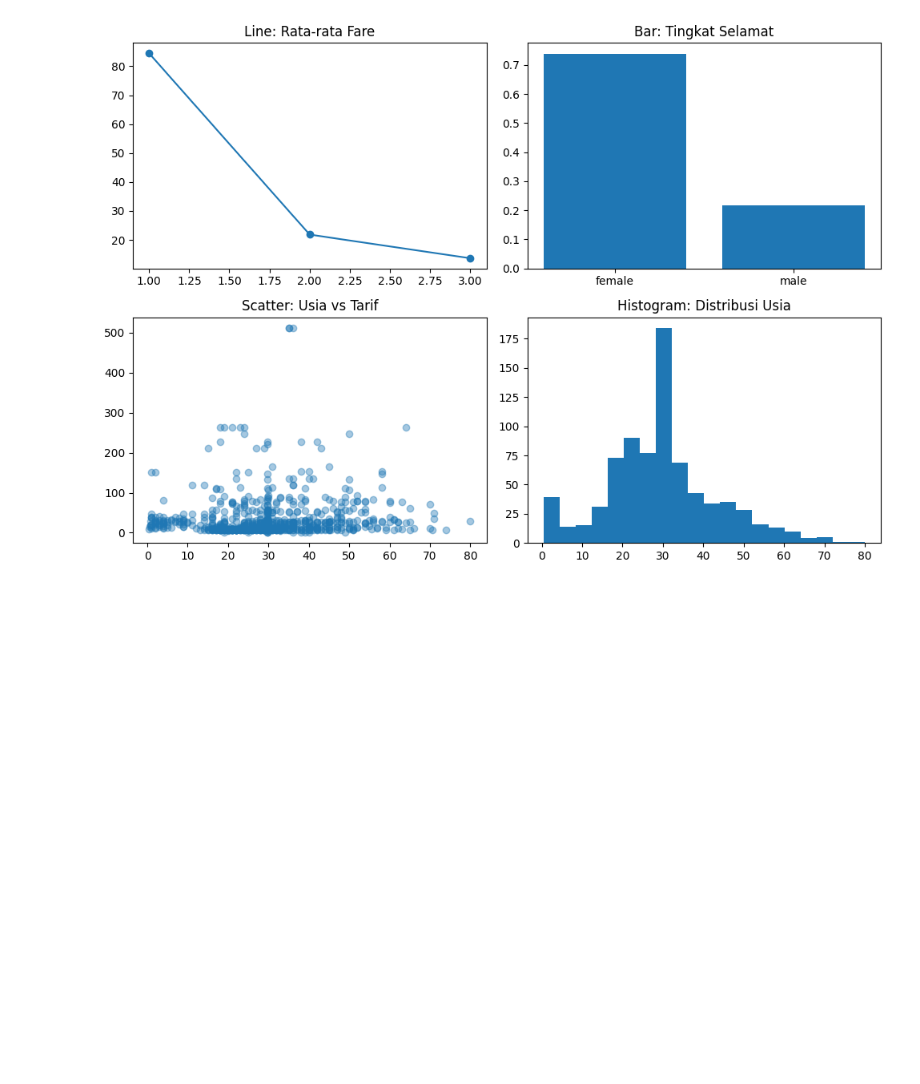
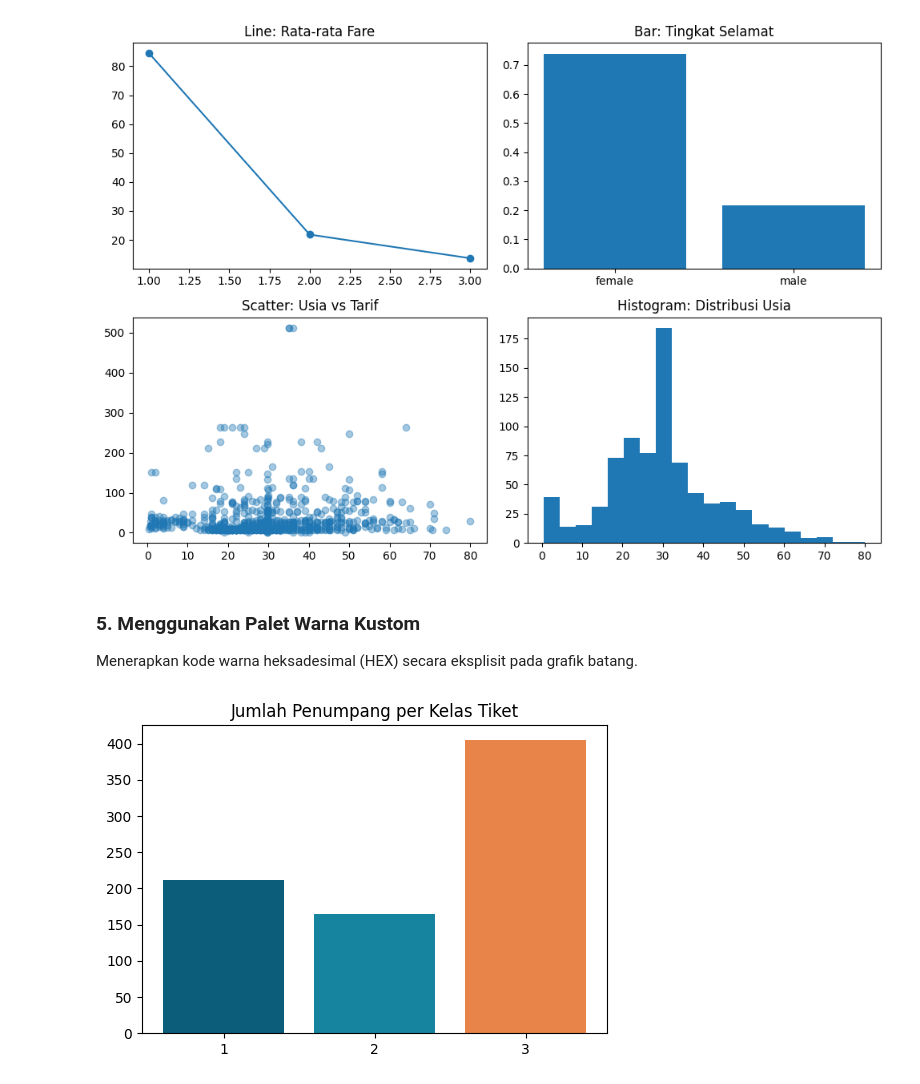
Before and after one commit to G-than12/DV-06-Matplotlib-Visualization-Customization, a Jupyter notebook: Praktikum6_GathanHilabi_60324059.ipynb, the cells around one changed output. Drawn from its saved outputs; the diff is of its cells as text; code cells hidden in the pictures; blank space fills up the shorter version.

Commit message:
style: implement Langkah 5 - custom HEX course branding color palette

```diff
--- a/Praktikum6_GathanHilabi_60324059.ipynb
+++ b/Praktikum6_GathanHilabi_60324059.ipynb
@@ -99,3 +99,17 @@ axes[1,1].set_title("Histogram: Distribusi Usia")
 plt.tight_layout(); plt.show()
 # %% [output]
 [figure]
+# %% [markdown]
+### 5. Menggunakan Palet Warna Kustom
+Menerapkan kode warna heksadesimal (HEX) secara eksplisit pada grafik batang.
+# %%
+# Palet warna kustom bergaya course branding
+palet = ["#0B5D7A", "#16849E", "#E8834A"]
+jumlah_kelas = df["pclass"].value_counts().sort_index()
+
+fig, ax = plt.subplots(figsize=(6, 4))
+ax.bar(jumlah_kelas.index.astype(str), jumlah_kelas.values, color=palet)
+ax.set_title("Jumlah Penumpang per Kelas Tiket")
+plt.show()
+# %% [output]
+[figure, added]
```
